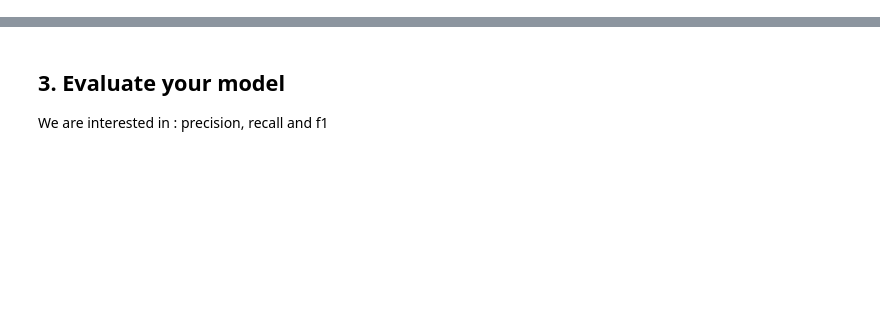
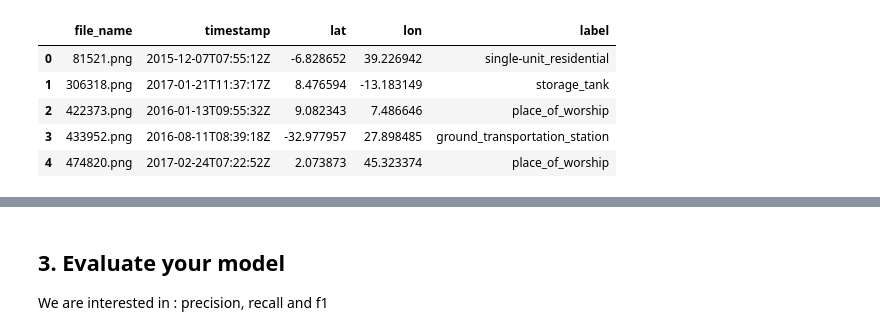
Before and after one commit to GeoAIAfrica/vllm-satim-labeling, a Jupyter notebook: notebooks/starter_colab.ipynb, the cells around one changed output, grey strips where cells are left out. Cells and saved outputs as stored; diff of their text form; code cells hidden in the pictures; blank space fills up the shorter version.

```diff
--- a/notebooks/starter_colab.ipynb
+++ b/notebooks/starter_colab.ipynb
@@ -103,0 +79,11 @@ train_dataset = train_.add_column('y_hat', outputs)
+# %%
+# Load the training metadata file
+train_md = pd.read_csv(root / "metadata.csv")
+train_md.head()
+# %% [output]
+|  | file_name | timestamp | lat | lon | label |
+| 0 | 81521.png | 2015-12-07T07:55:12Z | -6.828652 | 39.226942 | single-unit_residential |
+| 1 | 306318.png | 2017-01-21T11:37:17Z | 8.476594 | -13.183149 | storage_tank |
+| 2 | 422373.png | 2016-01-13T09:55:32Z | 9.082343 | 7.486646 | place_of_worship |
+| 3 | 433952.png | 2016-08-11T08:39:18Z | -32.977957 | 27.898485 | ground_transportation_station |
+| 4 | 474820.png | 2017-02-24T07:22:52Z | 2.073873 | 45.323374 | place_of_worship |
```
Also changed, not shown: parts of 38 cells of this notebook.
